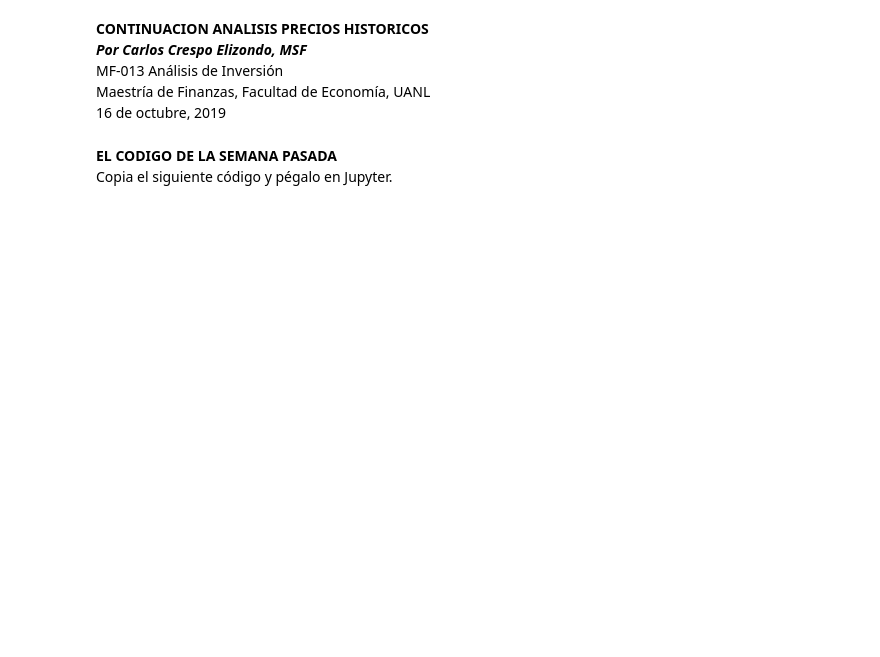
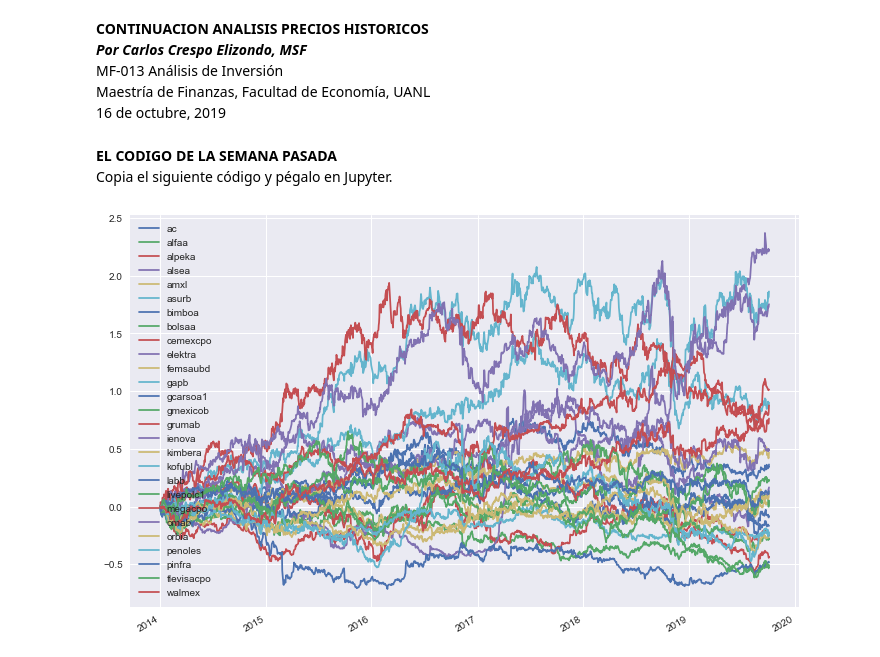
Before and after one commit to carlosdeoncedos/analisisideinversion19, a Jupyter notebook: 06-Precios_historicos_continuacion.ipynb, the cells around one changed output. Saved outputs shown, nothing was run; the diff lists cells and outputs as text; code cells hidden in the pictures; blank space fills up the shorter version.

```diff
--- a/06-Precios_historicos_continuacion.ipynb
+++ b/06-Precios_historicos_continuacion.ipynb
@@ -60,3 +60,7 @@ precios_normalizados = (precios_cierre / precios_cierre.iloc[0, :]) - 1
 #Gráficas
 #precios_cierre.plot(figsize = (12,8));
 #precios_normalizados.plot(figsize=(12,8));
+# %%
+precios_normalizados.plot(figsize=(12,8));
+# %% [output]
+[figure, added]
```
Also changed, not shown: parts of 6 cells of this notebook.
